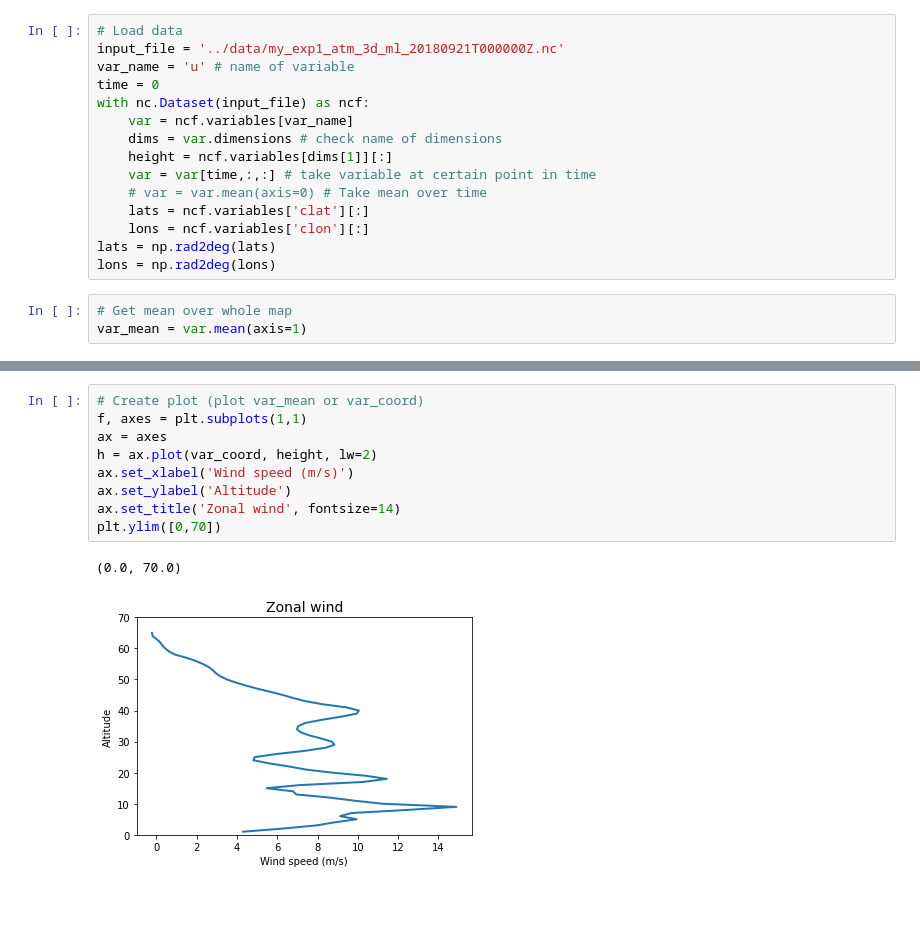
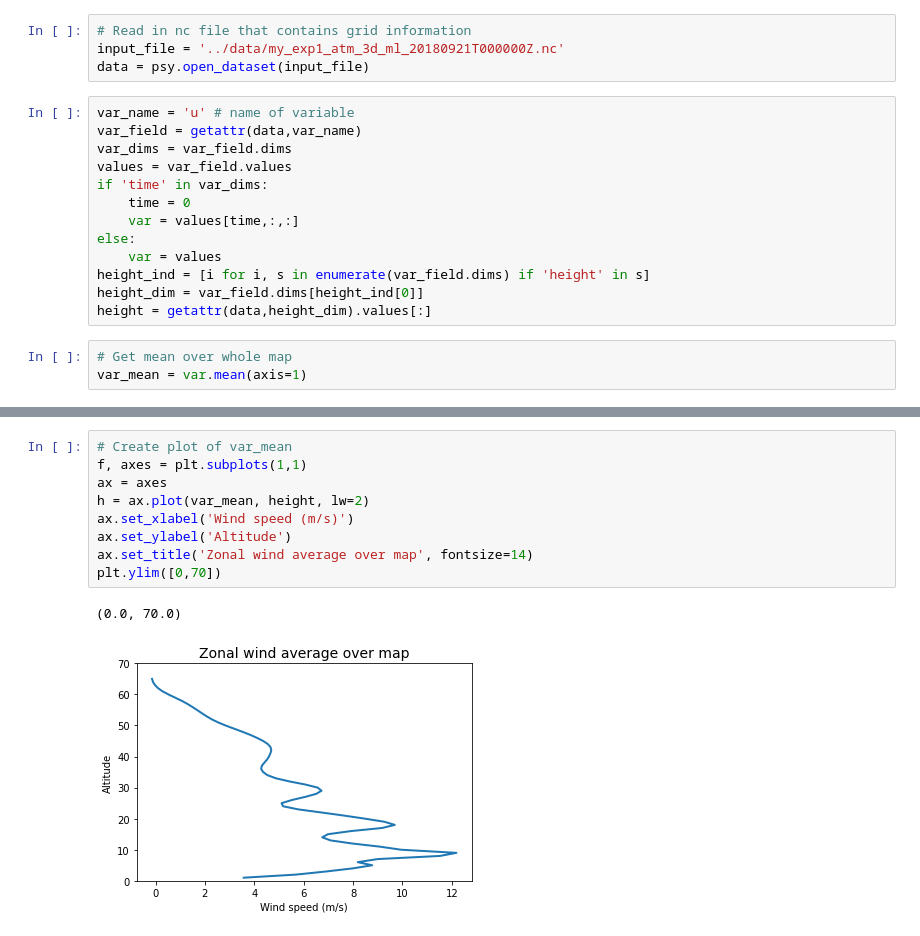
Before and after one commit to C2SM/icon-vis, a Jupyter notebook: psyplot/height_profile.ipynb, the cells around one changed output, grey strips where cells are left out. Saved outputs shown, nothing was run; the diff lists cells and outputs as text; blank space fills up the shorter version.

Commit message:
Added option to read in grid file if grid information is not in nc file

```diff
--- a/psyplot/height_profile.ipynb
+++ b/psyplot/height_profile.ipynb
@@ -11,18 +23,20 @@ import matplotlib.dates as mdates
 # %%
-# Load data
+# Read in nc file that contains grid information
 input_file = '../data/my_exp1_atm_3d_ml_20180921T000000Z.nc'
-var_name = 'u' # name of variable
-time = 0
-with nc.Dataset(input_file) as ncf:
-    var = ncf.variables[var_name]
-    dims = var.dimensions # check name of dimensions
-    height = ncf.variables[dims[1]][:]
-    var = var[time,:,:] # take variable at certain point in time
-    # var = var.mean(axis=0) # Take mean over time
-    lats = ncf.variables['clat'][:]
-    lons = ncf.variables['clon'][:]
-lats = np.rad2deg(lats)
-lons = np.rad2deg(lons)
+data = psy.open_dataset(input_file)
+# %%
+var_name = 'u' # name of variable
+var_field = getattr(data,var_name)
+var_dims = var_field.dims
+values = var_field.values
+if 'time' in var_dims:
+    time = 0
+    var = values[time,:,:]
+else:
+    var = values
+height_ind = [i for i, s in enumerate(var_field.dims) if 'height' in s]
+height_dim = var_field.dims[height_ind[0]]
+height = getattr(data,height_dim).values[:]
 # %%
 # Get mean over whole map
 var_mean = var.mean(axis=1)
@@ -59,14 +75,14 @@ Closest ind: 3352
  Given lat: 47.380 vs found lat: 47.372
  Given lon: 8.540 vs found lon: 8.527
 # %%
-# Create plot (plot var_mean or var_coord)
+# Create plot of var_mean
 f, axes = plt.subplots(1,1)
 ax = axes
-h = ax.plot(var_coord, height, lw=2)
+h = ax.plot(var_mean, height, lw=2)
 ax.set_xlabel('Wind speed (m/s)')
 ax.set_ylabel('Altitude')
-ax.set_title('Zonal wind', fontsize=14)
+ax.set_title('Zonal wind average over map', fontsize=14)
 plt.ylim([0,70])
 # %% [output]
 (0.0, 70.0)
-[figure, old version]
+[figure, new version]
```
Also changed, not shown: parts of 4 cells of this notebook, 2 other files.
